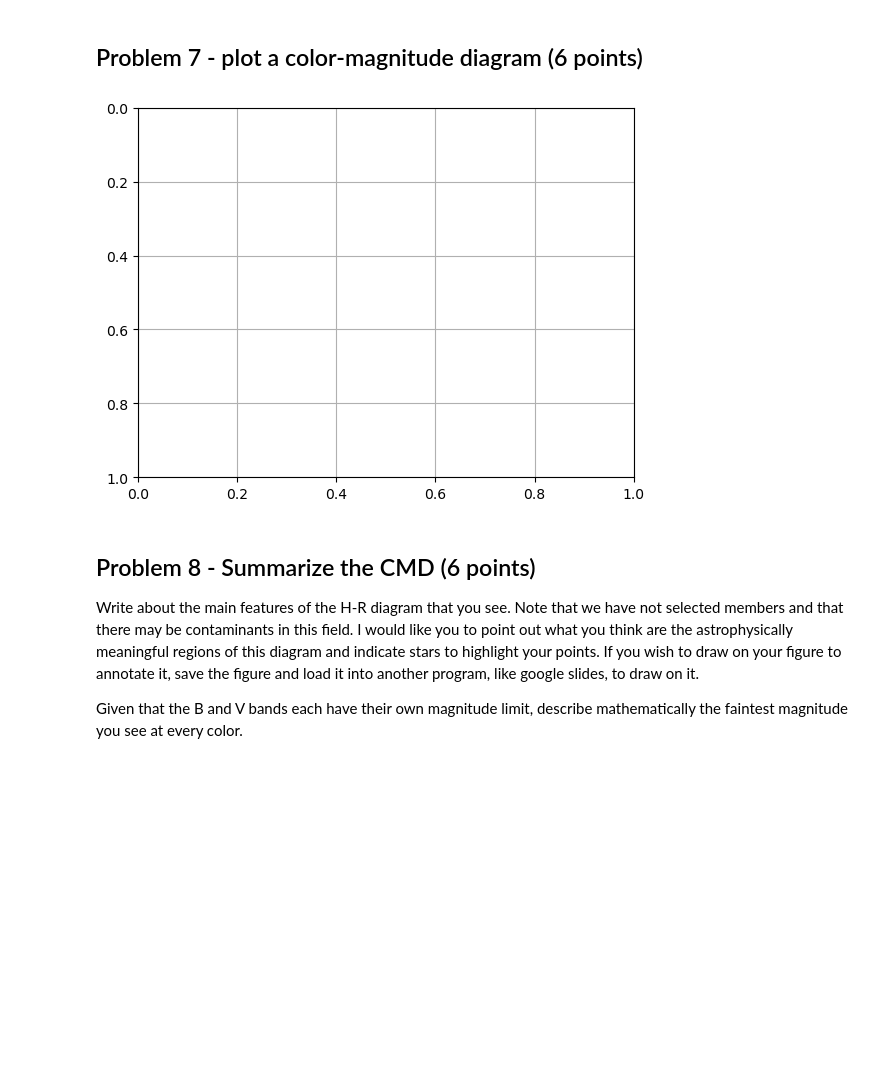
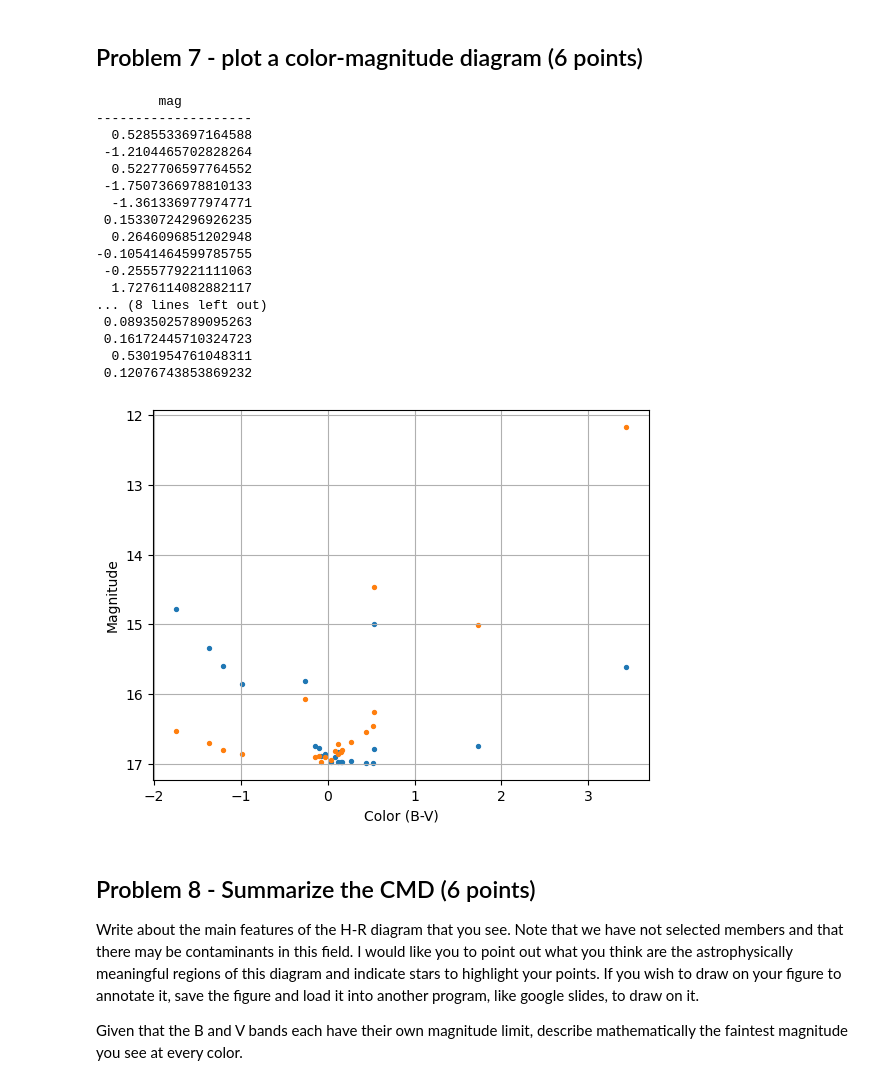
Before and after one commit to DayneLocke/Reductionproject_student, a Jupyter notebook: cluster_photometry_student.ipynb, the cells around one changed output. Saved outputs shown, nothing was run; the diff lists cells and outputs as text; code cells hidden in the pictures; blank space fills up the shorter version.

```diff
--- a/cluster_photometry_student.ipynb
+++ b/cluster_photometry_student.ipynb
@@ -537,13 +559,35 @@ vmag+= ZP
 # %% [markdown]
 ## Problem 7 - plot a color-magnitude diagram (6 points)
-# %%
-#**************************
-# your figure here
-
-plt.gca().invert_yaxis()
-plt.grid(True)
-# %% [output]
-[figure, removed]
+# %%
+#**************************
+# your figure here
+color= bmag-vmag
+print(color)
+plt.scatter(color, bmag, s=8,label='B')
+plt.scatter(color, vmag, s=8,label='G')
+plt.xlabel('Color (B-V)')
+plt.ylabel('Magnitude')
+plt.gca().invert_yaxis()
+plt.grid(True)
+# %% [output]
+        mag
+--------------------
+  0.5285533697164588
+ -1.2104465702828264
+  0.5227706597764552
+ -1.7507366978810133
+  -1.361336977974771
+ 0.15330724296926235
+  0.2646096851202948
+-0.10541464599785755
+ -0.2555779221111063
+  1.7276114082882117
+... (8 lines left out)
+ 0.08935025789095263
+ 0.16172445710324723
+  0.5301954761048311
+ 0.12076743853869232
+[figure, added]
 # %% [markdown]
 ## Problem 8 - Summarize the CMD (6 points)
 Write about the main features of the H-R diagram that you see.  Note that we have not selected members and that there may be contaminants in this field.  I would like you to point out what you think are the astrophysically meaningful regions of this diagram and indicate stars to highlight your points.   If you wish to draw on your figure to annotate it, save the figure and load it into another program, like google slides, to draw on it.
```
Also changed, not shown: parts of 1 cell of this notebook.
